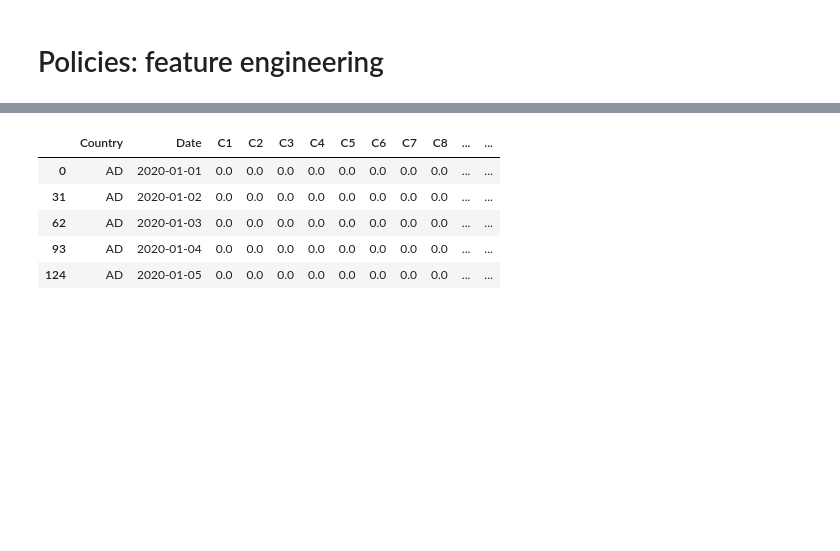
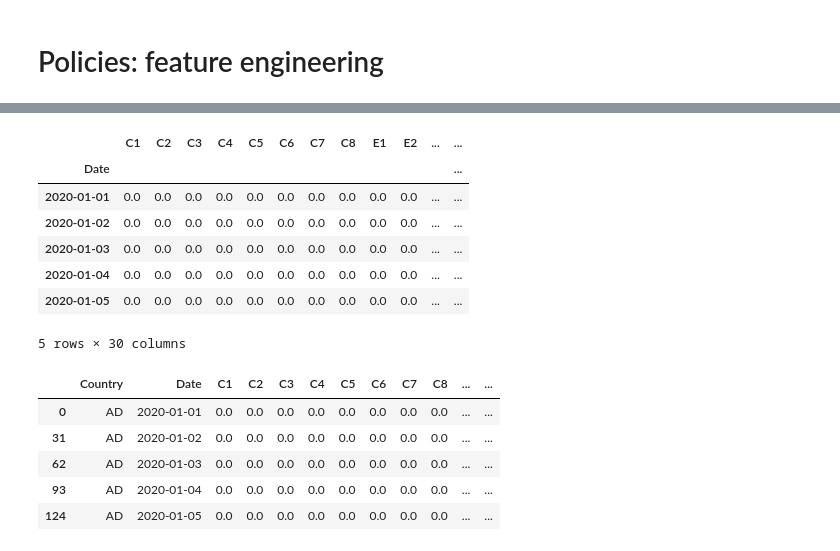
Before and after one commit to TristanBOOK/coronanet, a Jupyter notebook: Notebooks/Paul_Exploration_1.ipynb, the cells around one changed output, grey strips where cells are left out. Drawn from its saved outputs; the diff is of its cells as text; code cells hidden in the pictures; blank space fills up the shorter version.

```diff
--- a/Notebooks/Paul_Exploration_1.ipynb
+++ b/Notebooks/Paul_Exploration_1.ipynb
@@ -88,3 +89,12 @@ for c in col_names:
 # %%
 clean_df=clean_df.drop("ID",axis=1)
 clean_df=clean_df.drop("IC",axis=1)
+# %%
+clean_bis=clean_df
+# %%
+data=clean_bis.drop(['Country','Date'],axis=1)
+data.fillna(0)
+cols=list(data.columns)
+from sklearn.preprocessing import MinMaxScaler
+scaler = MinMaxScaler()
+data[cols]=(scaler.fit_transform(data[cols]))
@@ -91,3 +111,19 @@ clean_df=clean_df.drop("IC",axis=1)
+# %%
+sclaed_df=data
+sclaed_df['Country']=clean_bis['Country']
+sclaed_df['Date']=clean_bis['Date']
+sclaed_df.set_index('Date', inplace = True)
+# %%
+sclaed_df.head()
+# %% [output]
+|  | C1 | C2 | C3 | C4 | C5 | C6 | C7 | C8 | E1 | E2 | ... | ... |
+| Date |  |  |  |  |  |  |  |  |  |  |  | ... |
+| 2020-01-01 | 0.0 | 0.0 | 0.0 | 0.0 | 0.0 | 0.0 | 0.0 | 0.0 | 0.0 | 0.0 | ... | ... |
+| 2020-01-02 | 0.0 | 0.0 | 0.0 | 0.0 | 0.0 | 0.0 | 0.0 | 0.0 | 0.0 | 0.0 | ... | ... |
+| 2020-01-03 | 0.0 | 0.0 | 0.0 | 0.0 | 0.0 | 0.0 | 0.0 | 0.0 | 0.0 | 0.0 | ... | ... |
+| 2020-01-04 | 0.0 | 0.0 | 0.0 | 0.0 | 0.0 | 0.0 | 0.0 | 0.0 | 0.0 | 0.0 | ... | ... |
+| 2020-01-05 | 0.0 | 0.0 | 0.0 | 0.0 | 0.0 | 0.0 | 0.0 | 0.0 | 0.0 | 0.0 | ... | ... |
+5 rows × 30 columns
 # %%
 clean_df.head()
 # %% [output]
```
Also changed, not shown: parts of 4 cells of this notebook.
